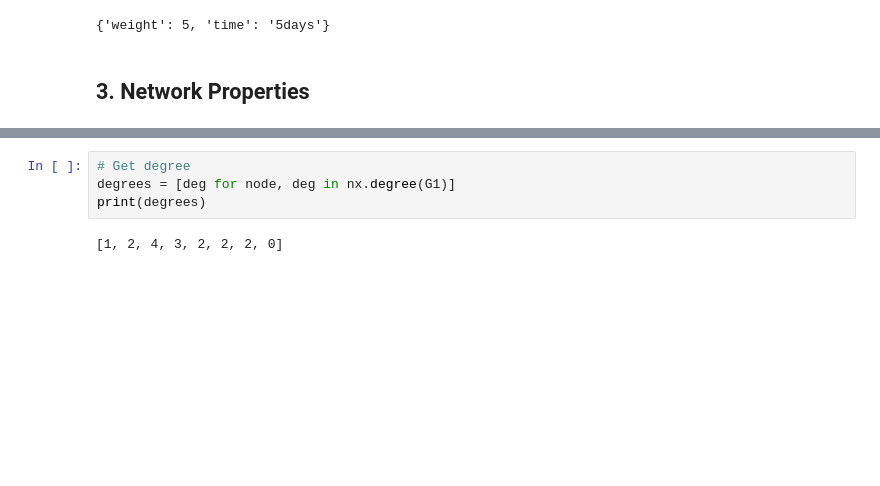
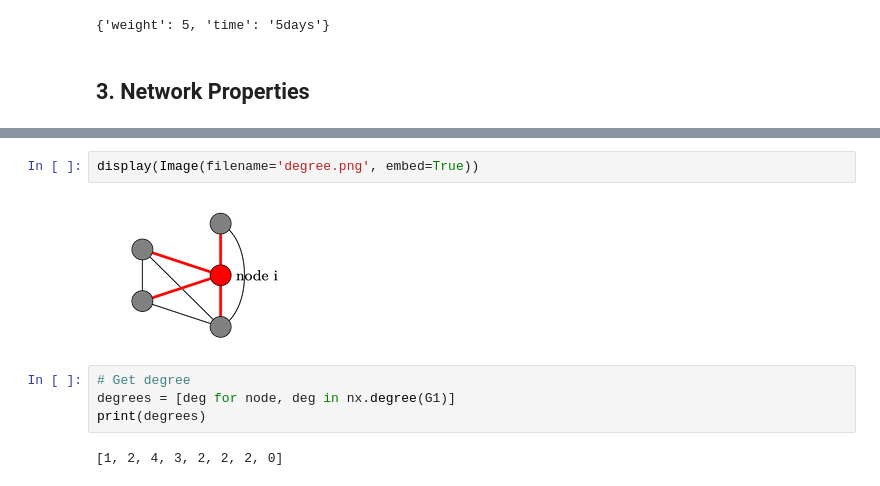
Before and after one commit to yypark24/amia2019_network_workshop, a Jupyter notebook: 2019 AMIA Workshop Network Analysis_final.ipynb, the cells around one changed output, grey strips where cells are left out. Saved outputs shown, nothing was run; the diff lists cells and outputs as text; blank space fills up the shorter version.

```diff
--- a/2019 AMIA Workshop Network Analysis_final.ipynb
+++ b/2019 AMIA Workshop Network Analysis_final.ipynb
@@ -143,3 +144,7 @@ Node degree is the number edges connected (i.e. adjacent) to the node. In the fo
+# %%
+display(Image(filename='degree.png', embed=True))
+# %% [output]
+[figure, added]
 # %%
 # Get degree
 degrees = [deg for node, deg in nx.degree(G1)]
```
Also changed, not shown: parts of 2 cells of this notebook.
